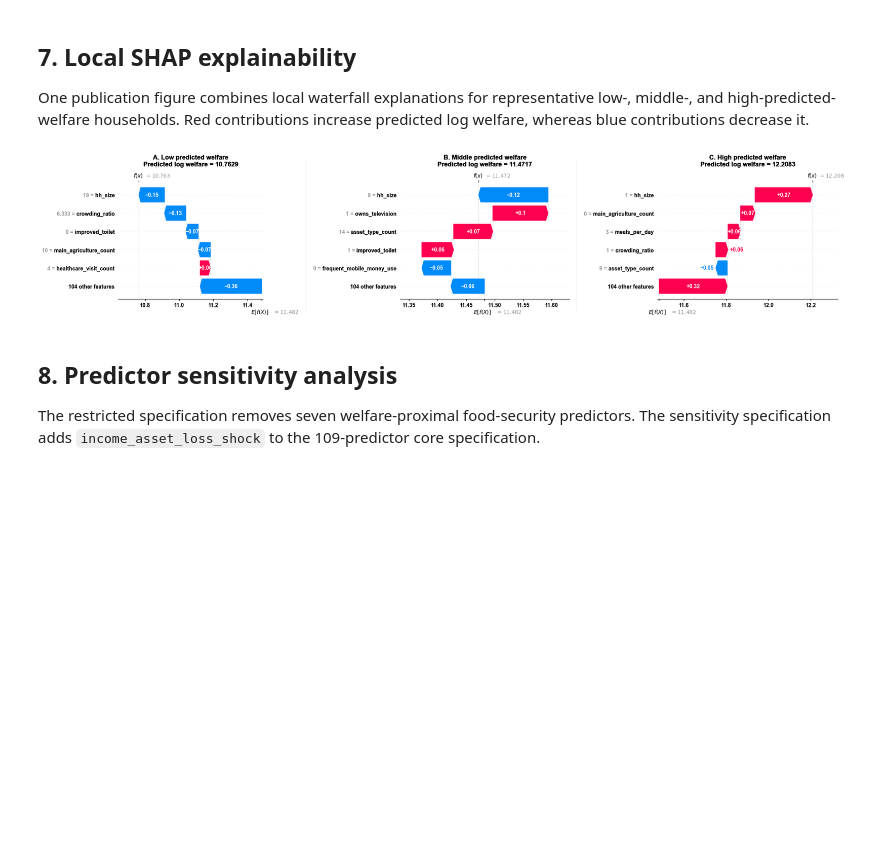
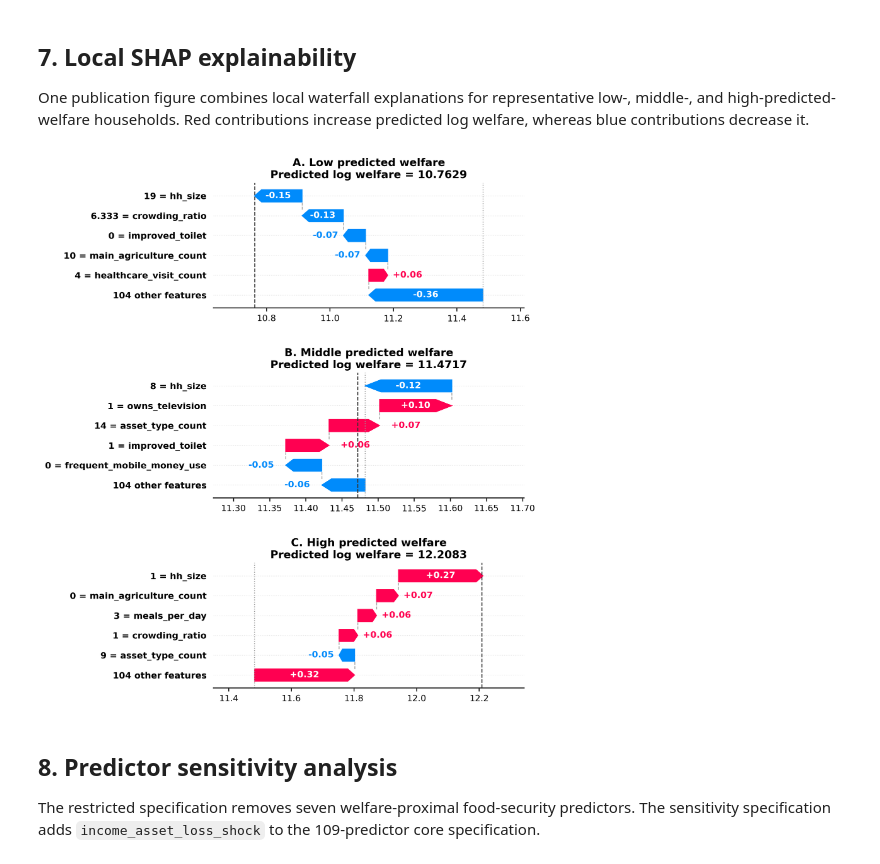
Before and after one commit to RabiaOSaid/household-welfare-prediction-tanzania, a Jupyter notebook: Manuscript_Aligned_Household_Welfare_Analysis.ipynb, the cells around one changed output. Cells and saved outputs as stored; diff of their text form; code cells hidden in the pictures; blank space fills up the shorter version.

```diff
--- a/Manuscript_Aligned_Household_Welfare_Analysis.ipynb
+++ b/Manuscript_Aligned_Household_Welfare_Analysis.ipynb
@@ -404,33 +404,88 @@ plt.show()
 
 One publication figure combines local waterfall explanations for representative low-, middle-, and high-predicted-welfare households. Red contributions increase predicted log welfare, whereas blue contributions decrease it.
 # %%
+from matplotlib.patches import Polygon
+
 representative_households = {
     'A. Low predicted welfare': 4098,
     'B. Middle predicted welfare': 3398,
     'C. High predicted welfare': 2487
 }
 
-panel_files=[]
-for label, household_index in representative_households.items():
+def format_feature_value(value):
+    if np.isclose(value, round(value)):
+        return str(int(round(value)))
+    return f'{value:.3f}'.rstrip('0').rstrip('.')
+
+def draw_shap_arrow(ax, start, end, y, value):
+    colour = '#e90046' if value > 0 else '#0788e8'
+    direction = 1 if end >= start else -1
+    width = abs(end - start)
+    head = min(width * 0.22, 0.022)
+    if width < 0.025:
+        head = width * 0.35
+    if direction > 0:
+        points = [(start,y-.31),(end-head,y-.31),(end,y),(end-head,y+.31),(start,y+.31)]
+    else:
+        points = [(start,y-.31),(end+head,y-.31),(end,y),(end+head,y+.31),(start,y+.31)]
+    ax.add_patch(Polygon(points, closed=True, facecolor=colour, edgecolor=colour))
+    inside = width >= 0.085
+    ax.text((start+end)/2 if inside else end+direction*.016, y, f'{value:+.2f}',
+            ha='center' if inside else ('left' if direction > 0 else 'right'),
+            va='center', fontsize=9.2, fontweight='bold',
+            color='white' if inside else colour)
+
+fig, axes = plt.subplots(3, 1, figsize=(7.2, 7.8))
+base_value = float(np.asarray(shap_explanation.base_values).reshape(-1)[0])
+
+for ax, (label, household_index) in zip(axes, representative_households.items()):
     position = X_test_imputed.index.get_loc(household_index)
-    shap.plots.waterfall(shap_explanation[position], max_display=6, show=False)
-    predicted = float(shap_explanation.base_values[position] + shap_explanation.values[position].sum())
-    plt.gcf().set_size_inches(7,4.5)
-    plt.title(f'{label}\nPredicted log welfare = {predicted:.4f}', fontweight='bold')
-    filename = OUTPUT_DIR / f"{label[0].lower()}_local_shap.png"
-    plt.savefig(filename, dpi=300, bbox_inches='tight', facecolor='white')
-    plt.close()
-    panel_files.append(filename)
+    contributions = shap_explanation.values[position]
+    feature_values = X_test_imputed.iloc[position].to_numpy()
+    top_indices = np.argsort(np.abs(contributions))[::-1][:5]
+    remaining = float(contributions.sum() - contributions[top_indices].sum())
 
-fig, axes = plt.subplots(1,3,figsize=(20,6))
-for ax, filename in zip(axes, panel_files):
-    ax.imshow(plt.imread(filename))
-    ax.axis('off')
-plt.tight_layout(pad=0.3, w_pad=0.2)
-plt.savefig(OUTPUT_DIR/'Figure_2_Local_SHAP_Explanations_Horizontal.png', dpi=300, bbox_inches='tight', facecolor='white')
+    ordered_indices = list(top_indices[::-1])
+    plot_values = [remaining] + [float(contributions[i]) for i in ordered_indices]
+    plot_labels = ['104 other features'] + [
+        f'{format_feature_value(feature_values[i])} = {X_test_imputed.columns[i]}'
+        for i in ordered_indices
+    ]
+    prediction = float(base_value + contributions.sum())
+
+    starts = [base_value]
+    for value in plot_values[:-1]:
+        starts.append(starts[-1] + value)
+    ends = [start + value for start, value in zip(starts, plot_values)]
+
+    all_x = starts + ends + [base_value, prediction]
+    xmin, xmax = min(all_x), max(all_x)
+    padding = max(0.10, (xmax-xmin)*0.18)
+
+    for y_position, (start, end, value) in enumerate(zip(starts, ends, plot_values)):
+        draw_shap_arrow(ax, start, end, y_position, value)
+        if y_position < len(plot_values)-1:
+            ax.plot([end,end], [y_position+.31,y_position+.69], color='#999999', lw=.8, ls='--')
+
+    ax.axvline(base_value, color='#999999', lw=.9, ls=':')
+    ax.axvline(prediction, color='#333333', lw=1.0, ls='--')
+    ax.set_yticks(range(len(plot_labels)))
+    ax.set_yticklabels(plot_labels, fontsize=9.2, fontweight='bold')
+    ax.set_xlim(xmin-padding, xmax+padding)
+    ax.set_ylim(-.65, len(plot_labels)-.35)
+    ax.grid(axis='y', color='#e6e6e6', linewidth=.7, linestyle=':')
+    ax.tick_params(axis='y', length=0, pad=7)
+    ax.set_title(f'{label}\nPredicted log welfare = {prediction:.4f}',
+                 fontsize=11.2, fontweight='bold', pad=5)
+    for side in ('top','right','left'):
+        ax.spines[side].set_visible(False)
+
+fig.subplots_adjust(left=.35, right=.97, top=.98, bottom=.05, hspace=.52)
+plt.savefig(OUTPUT_DIR/'Figure_2_Local_SHAP_Explanations.png', dpi=300,
+            bbox_inches='tight', facecolor='white')
 plt.show()
 # %% [output]
-[figure, old version]
+[figure, new version]
 # %% [markdown]
 ## 8. Predictor sensitivity analysis
 
```
Also changed, not shown: parts of 3 cells of this notebook.
